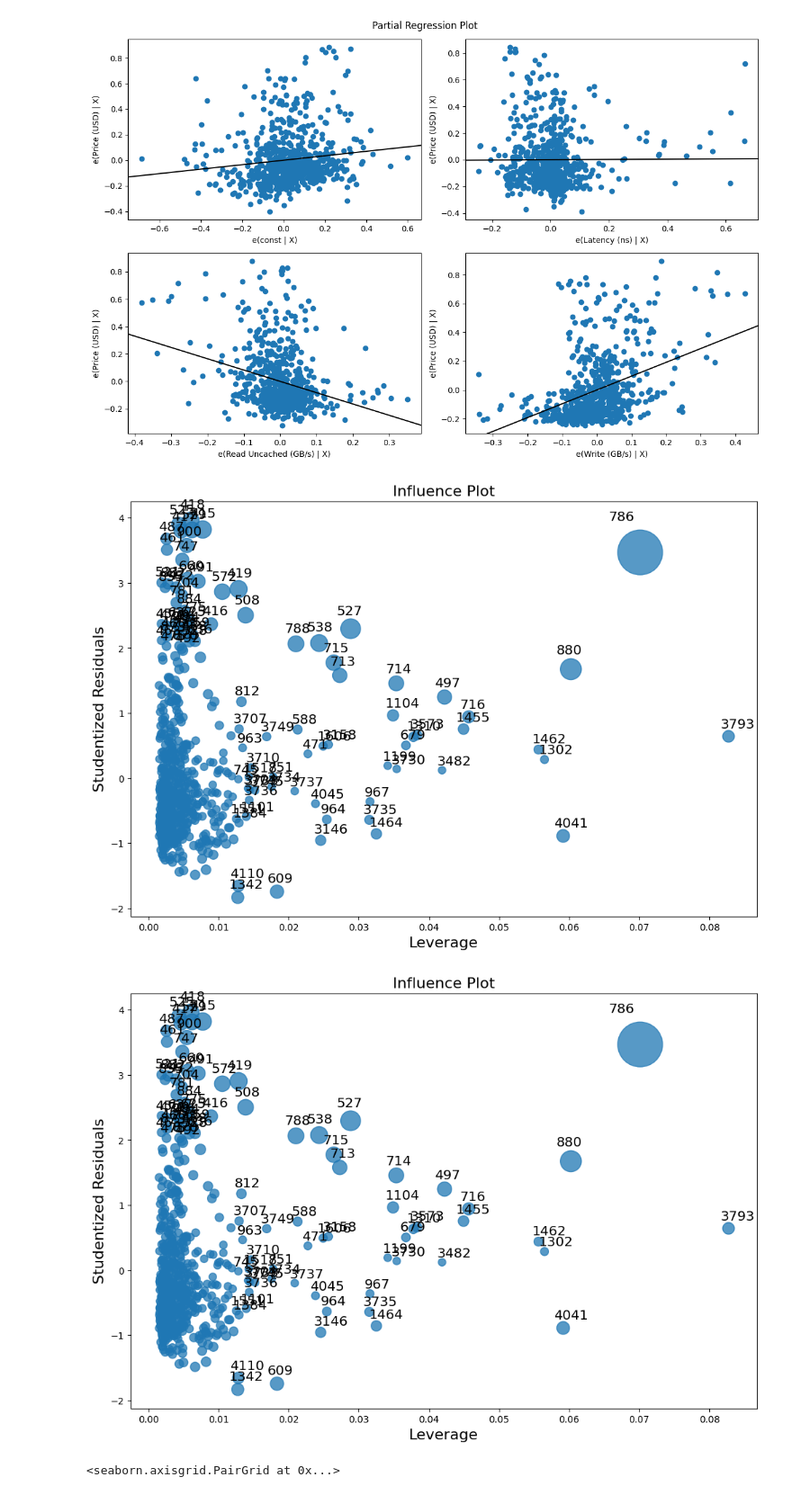
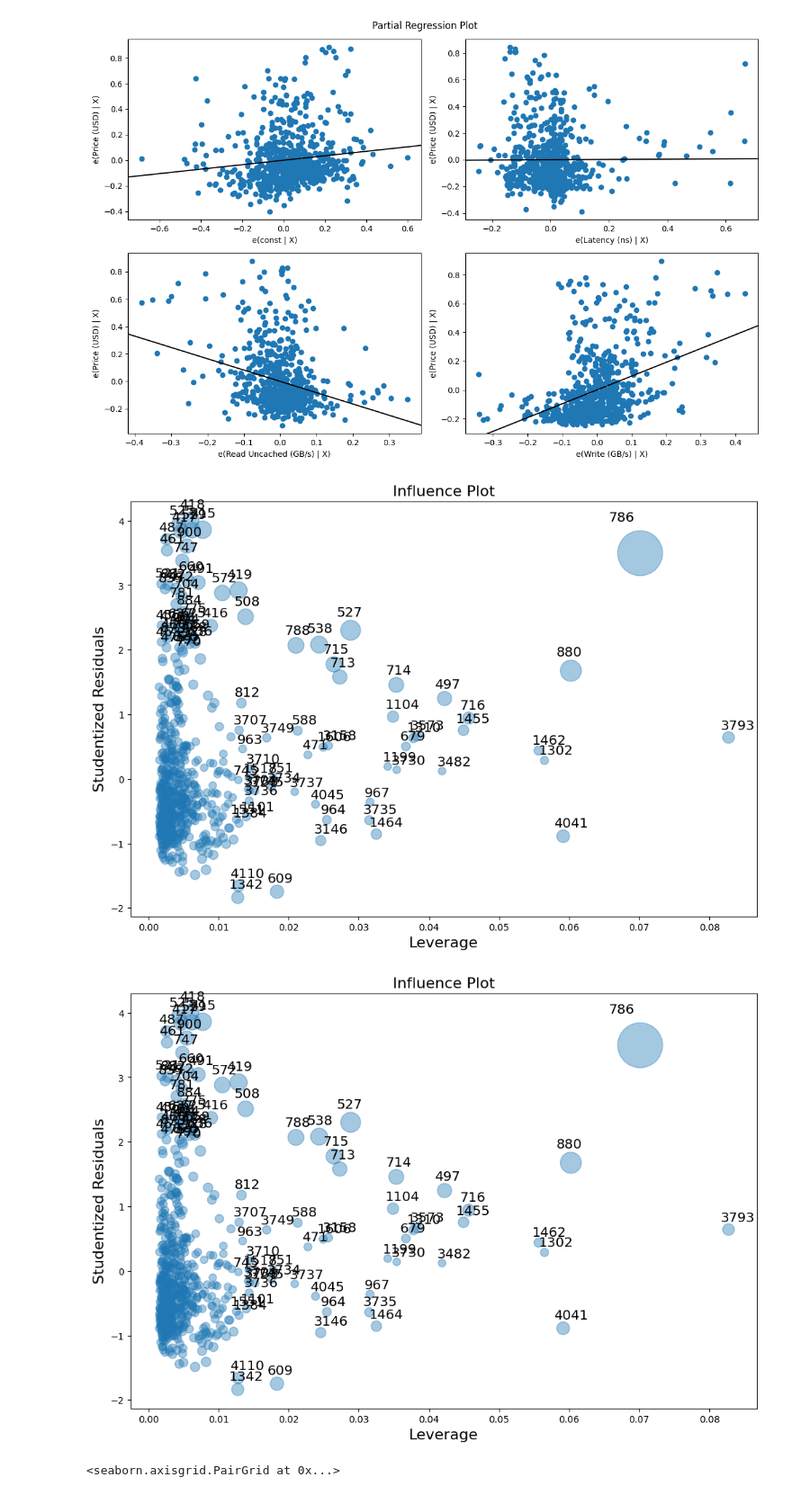
Before and after one commit to MrMcCarthy23/regression_project, a Jupyter notebook: project_data.ipynb, the cells around one changed output. Shown at 90% size. Drawn from its saved outputs; the diff is of its cells as text; code cells hidden in the pictures.

Commit message:
updated post-transform influence plot

```diff
--- a/project_data.ipynb
+++ b/project_data.ipynb
@@ -127,14 +127,18 @@ plt.tight_layout()
 plt.show()
 # %% [output]
 [figure]
-# %%
-
-influence = model.get_influence()
-fig, ax = plt.subplots(figsize=(12, 8))
-influence.plot_influence(ax = ax , annotate=False)
-# %% [output]
-[figure, removed]
-[figure, removed]
+# %%
+
+fig, ax = plt.subplots(figsize=(12, 8))
+sm.graphics.influence_plot(model, ax=ax,
+                           plot_alpha=0.4,  # Optional: Adjust transparency of points
+                           edgecolors='black',  # Color of the outline
+                           linewidths=4,  # Width of the outline
+                           marker='o',  # Optional: Shape of the marker, 'o' is the default
+                           annotate=False)
+# %% [output]
+[figure, added]
+[figure, added]
 # %%
 #make the pairplot
 sns.pairplot(norm_df)
```
Also changed, not shown: parts of 1 cell of this notebook.
